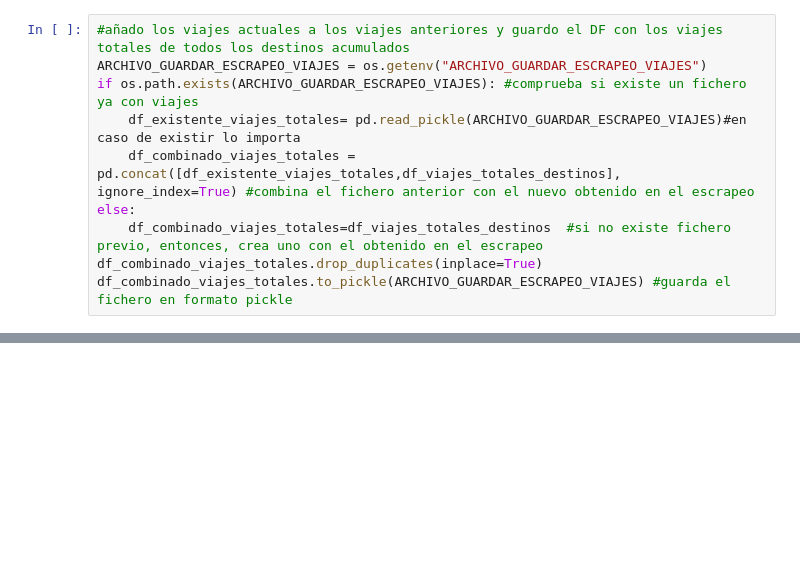
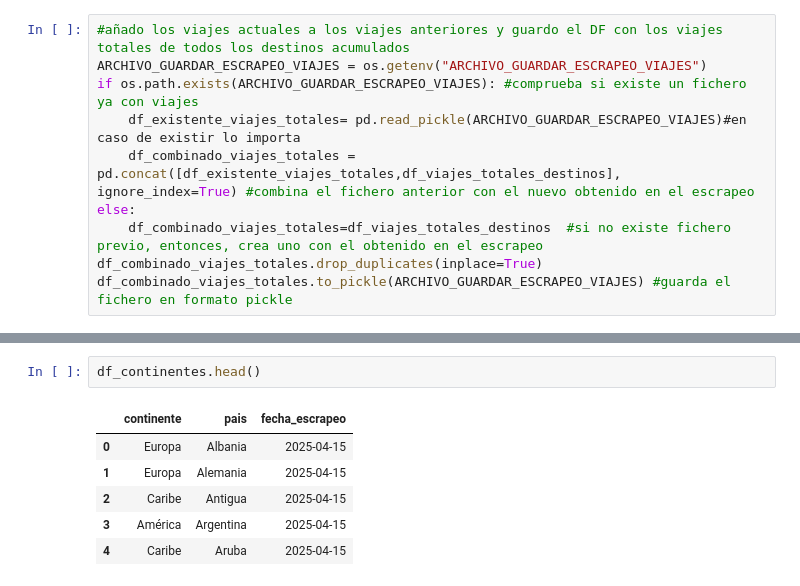
Before and after one commit to VanesaFloresRivera/Proyecto-Final, a Jupyter notebook: notebooks/escrapeo_final.ipynb, the cells around one changed output, grey strips where cells are left out. Drawn from its saved outputs; the diff is of its cells as text; blank space fills up the shorter version.

```diff
--- a/notebooks/escrapeo_final.ipynb
+++ b/notebooks/escrapeo_final.ipynb
@@ -94,0 +158,9 @@ df_combinado_viajes_totales.shape
+# %%
+df_continentes.head()
+# %% [output]
+|  | continente | pais | fecha_escrapeo |
+| 0 | Europa | Albania | 2025-04-15 |
+| 1 | Europa | Alemania | 2025-04-15 |
+| 2 | Caribe | Antigua | 2025-04-15 |
+| 3 | América | Argentina | 2025-04-15 |
+| 4 | Caribe | Aruba | 2025-04-15 |
```
Also changed, not shown: parts of 18 cells of this notebook, 6 other files.
